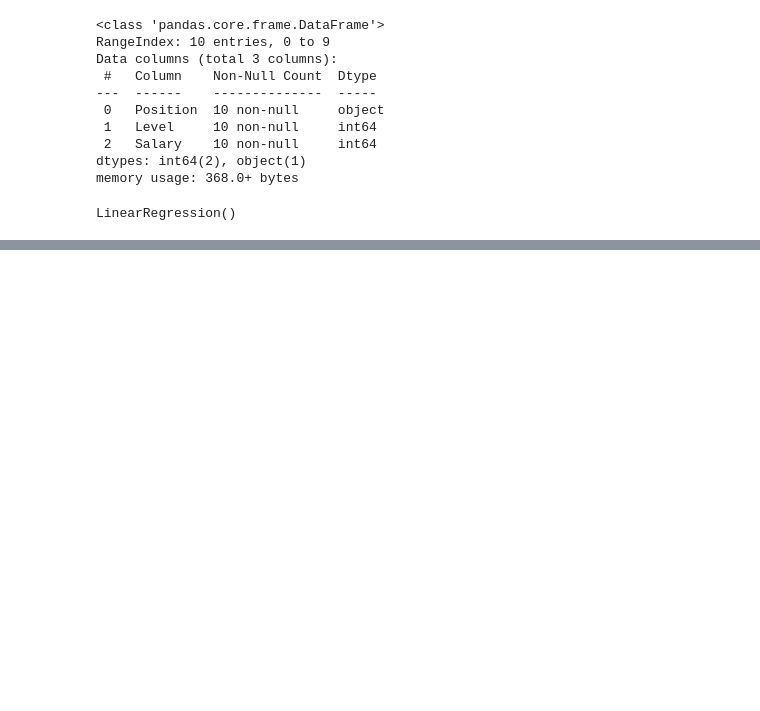
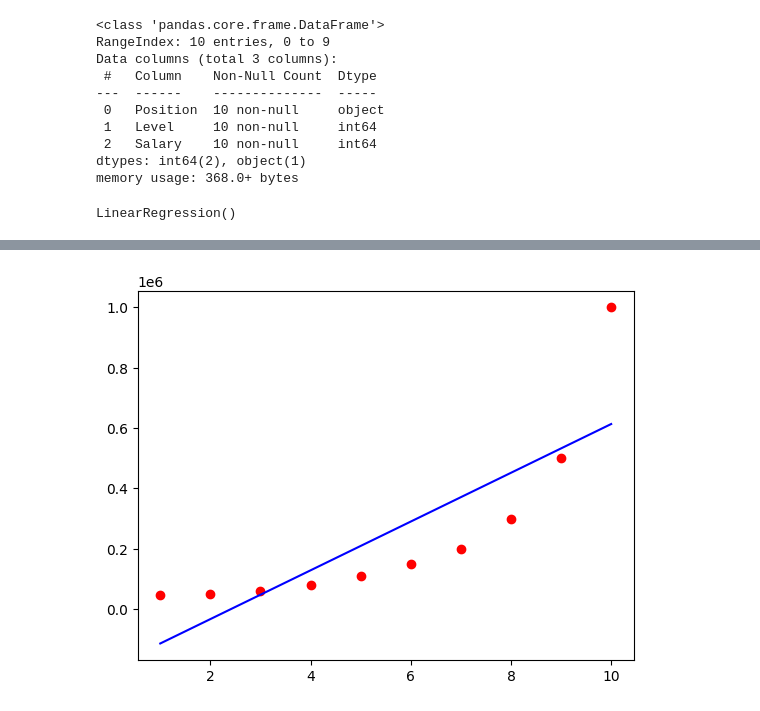
Before and after one commit to laresamdeola/Machine-Learning, a Jupyter notebook: Polynomial_Regression.ipynb, the cells around one changed output, grey strips where cells are left out. Drawn from its saved outputs; the diff is of its cells as text; code cells hidden in the pictures; blank space fills up the shorter version.

```diff
--- a/Polynomial_Regression.ipynb
+++ b/Polynomial_Regression.ipynb
@@ -42,0 +45,6 @@ lin_reg_2.fit(X_poly, y)
+# %%
+plt.scatter(X, y, color="r")
+plt.plot(X, lin_reg.predict(X), color="b")
+plt.show()
+# %% [output]
+[figure, added]
```
Also changed, not shown: parts of 2 cells of this notebook.
